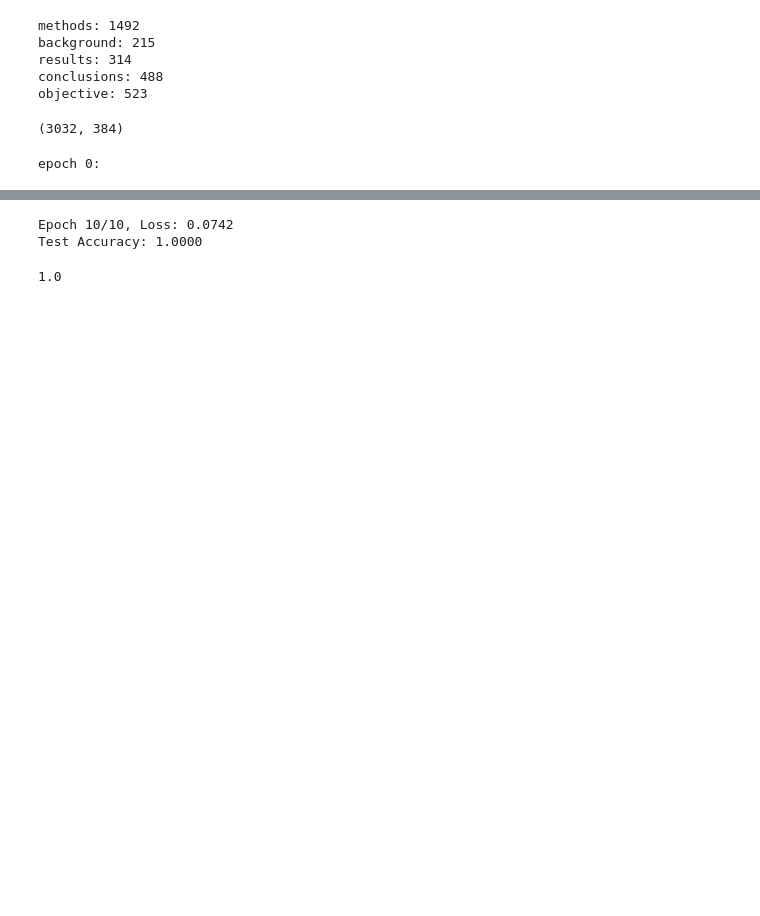
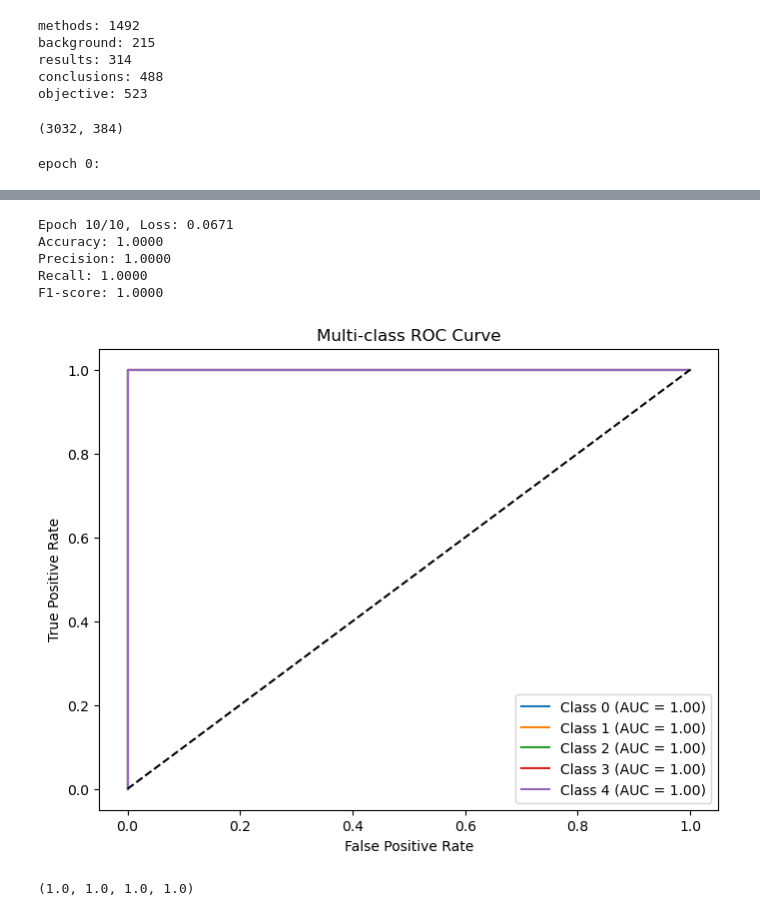
Before and after one commit to sylvey/section_normalization, a Jupyter notebook: SuperviseLearning.ipynb, the cells around one changed output, grey strips where cells are left out. Drawn from its saved outputs; the diff is of its cells as text; code cells hidden in the pictures; blank space fills up the shorter version.

```diff
--- a/SuperviseLearning.ipynb
+++ b/SuperviseLearning.ipynb
@@ -142,6 +185,6 @@ model = Classifier(embedding_dim, num_classes)
 trained_model = train_model(train_loader, model)
 
 # 9. 測試模型
-evaluate_model(test_loader, trained_model)
+evaluate_model(test_loader, trained_model, num_classes)
 # %% [output]
 epoch 0:
@@ -165,5 +208,9 @@ Epoch 9/10, Loss: 0.0918
 epoch 9:
-Epoch 10/10, Loss: 0.0742
-Test Accuracy: 1.0000
+Epoch 10/10, Loss: 0.0671
+Accuracy: 1.0000
+Precision: 1.0000
+Recall: 1.0000
+F1-score: 1.0000
+[figure, added]
-1.0
+(1.0, 1.0, 1.0, 1.0)
 # %%
```
Also changed, not shown: parts of 3 cells of this notebook, 6 other files.
